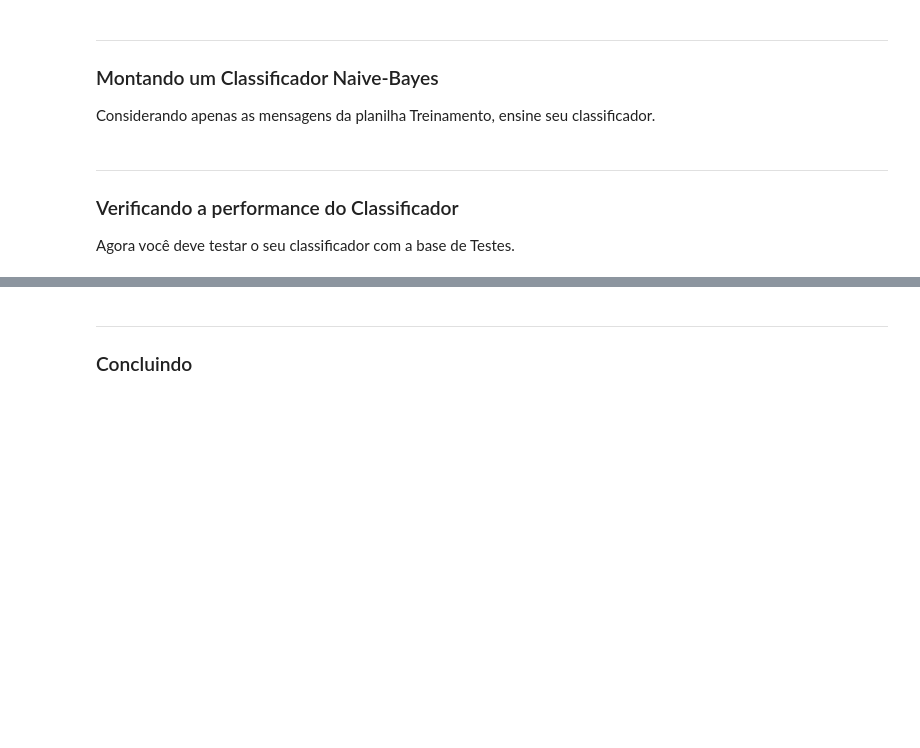
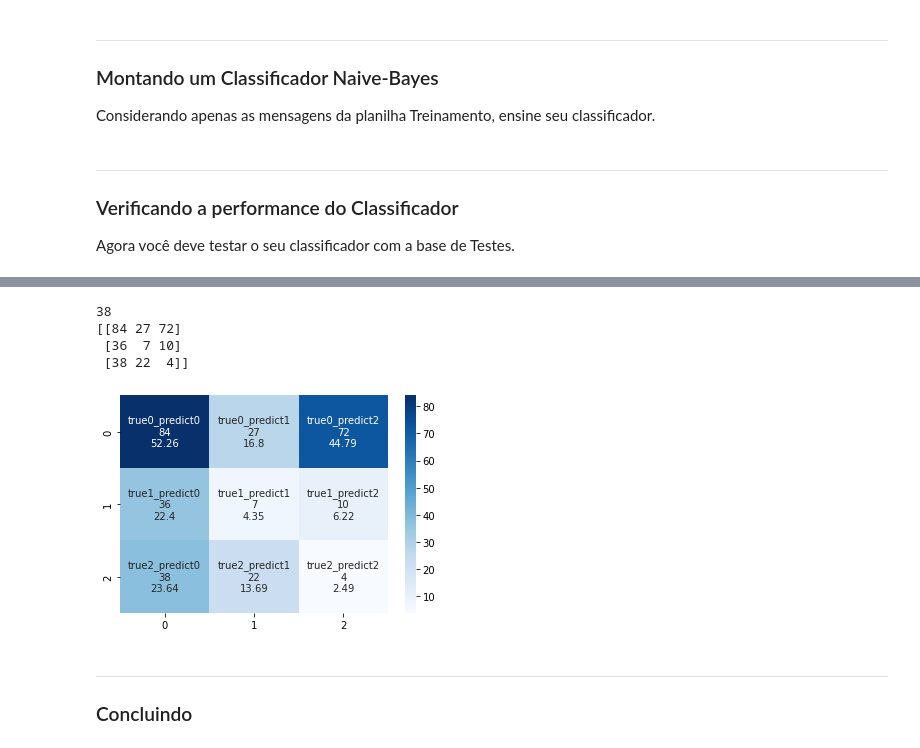
Before and after one commit to insper-classroom/22-2a-cd-p1-grupo_rodrigol5, a Jupyter notebook: notebooks/relatorio.ipynb, the cells around one changed output, grey strips where cells are left out. Saved outputs shown, nothing was run; the diff lists cells and outputs as text; code cells hidden in the pictures; blank space fills up the shorter version.

Commit message:
matriz confusão

```diff
--- a/notebooks/relatorio.ipynb
+++ b/notebooks/relatorio.ipynb
@@ -175,11 +178,11 @@ while i < len(test):
         lista_target.append(0)
         lista_prob.append(P_0_dado_frase)
 
-    if P_2_dado_frase >= P_1_dado_frase and P_2_dado_frase >= P_0_dado_frase:
+    elif P_2_dado_frase >= P_1_dado_frase and P_2_dado_frase >= P_0_dado_frase:
         lista_target.append(2)
         lista_prob.append(P_2_dado_frase)
 
-    if P_1_dado_frase >= P_0_dado_frase and P_1_dado_frase >= P_2_dado_frase:
+    elif P_1_dado_frase >= P_0_dado_frase and P_1_dado_frase >= P_2_dado_frase:
         lista_target.append(1)
         lista_prob.append(P_1_dado_frase)
 
@@ -271,3 +197,40 @@ acuracia:
+# %%
+matriz_confusao = confusion_matrix(test['Target'],lista_target)
+
+true0_predict0 = matriz_confusao[0][0]
+true0_predict1 = matriz_confusao[0][1]
+true0_predict2 = matriz_confusao[0][2]
+
+true1_predict0 = matriz_confusao[1][0]
+true1_predict1 = matriz_confusao[1][1]
+true1_predict2 = matriz_confusao[1][2]
+
+true2_predict0 = matriz_confusao[2][0]
+true2_predict1 = matriz_confusao[2][1]
+true2_predict2 = matriz_confusao[2][2]
+
+print(true2_predict0)
+print(matriz_confusao)
+# %% [output]
+38
+[[84 27 72]
+ [36  7 10]
+ [38 22  4]]
+# %%
+group_names = ['true0_predict0', 'true0_predict1', 'true0_predict2', 'true1_predict0', 'true1_predict1', 'true1_predict2', 'true2_predict0', 'true2_predict1', 'true2_predict2']
+group_counts = [true0_predict0, true0_predict1, true0_predict2, true1_predict0, true1_predict1, true1_predict2, true2_predict0, true2_predict1, true2_predict2]
+
+group_percentages = []
+for i in group_counts:
+    group_percentages.append(round((i/len(todas_palavras))*10000,2))
+
+labels = [f'{v1}\n{v2}\n{v3}' for v1, v2, v3 in zip(group_names,group_counts,group_percentages)]
+labels = np.asarray(labels).reshape(3,3)
+
+sns.heatmap(matriz_confusao, annot=labels, fmt='', cmap='Blues')
+plt.show()
+# %% [output]
+[figure, added]
 # %% [markdown]
 ___
 ### Concluindo
```
Also changed, not shown: parts of 6 cells of this notebook.
